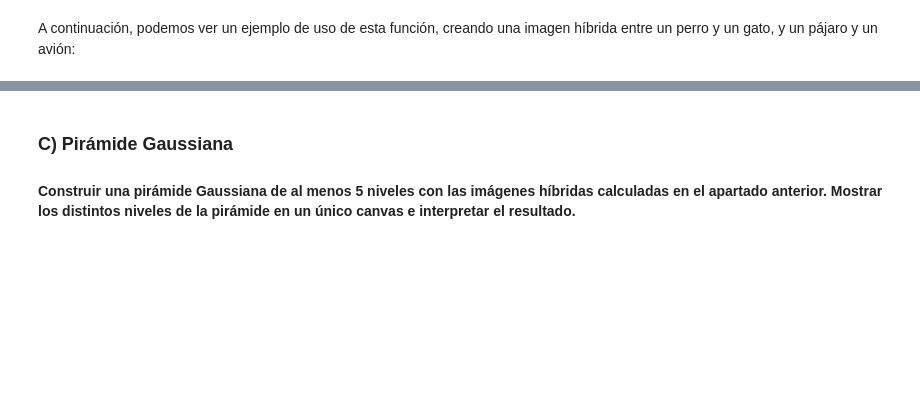
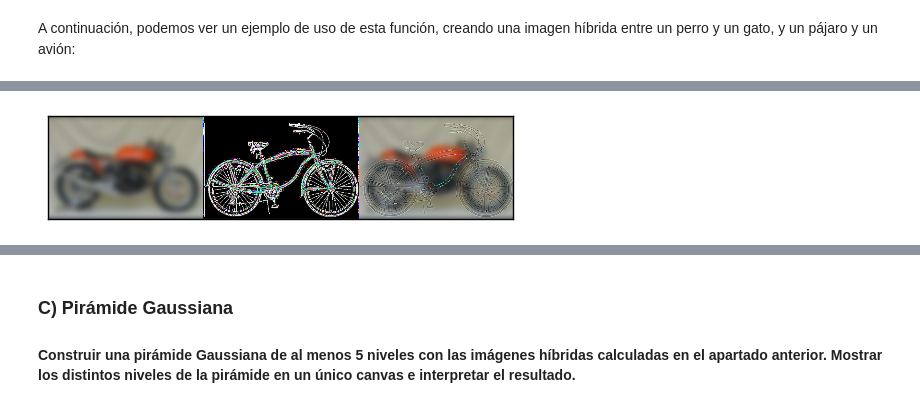
Before and after one commit to BraulioV/Computer-Vision, a Jupyter notebook: Practica1/Filtrado y Muestreo.ipynb, the cells around one changed output, grey strips where cells are left out. Saved outputs shown, nothing was run; the diff lists cells and outputs as text; code cells hidden in the pictures; blank space fills up the shorter version.

```diff
--- a/Practica1/Filtrado y Muestreo.ipynb
+++ b/Practica1/Filtrado y Muestreo.ipynb
@@ -397,0 +413,10 @@ pajaro_avion = make_hybrid_image(bird,plane, 8, 1.5, True)
+# %%
+motorcycle = cv2.imread('data/motorcycle.bmp', flags=cv2.IMREAD_COLOR)
+bicycle = cv2.imread('data/bicycle.bmp', flags=cv2.IMREAD_COLOR)
+
+motorcycle_bicycle = make_hybrid_image(motorcycle, bicycle,
+                           smoothing_mask_sigma = 9,
+                           sharpering_mask_sigma = 1,
+                           show_images = True)
+# %% [output]
+[figure, added]
```
Also changed, not shown: parts of 13 cells of this notebook, 2 other files.
